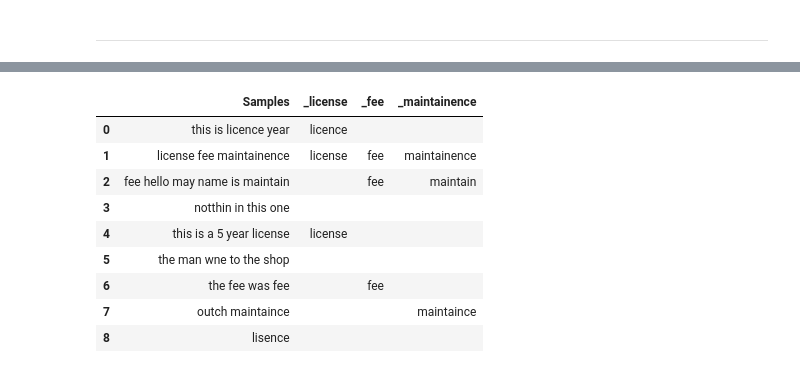
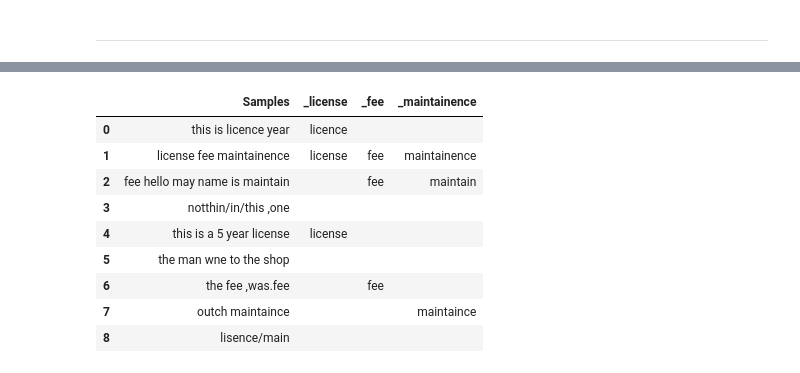
Before and after one commit to stephMint/List-string-comparisons, a Jupyter notebook: ListComparison.ipynb, the cells around one changed output, grey strips where cells are left out. Drawn from its saved outputs; the diff is of its cells as text; code cells hidden in the pictures.

```diff
--- a/ListComparison.ipynb
+++ b/ListComparison.ipynb
@@ -286,35 +312,42 @@ df_search
     * look to replace all symbols with a space
 # %%
 # filepath
-data_file = '/Users/stephenminter/Desktop/strings.xlsx'
+data_file = 'strings.xlsx'
 
 #create daraframe
 df = pd.read_excel(data_file, sheet_name= 'strings')
 
 # search words
 search_lst = ['license' , 'fee', 'maintainence']
 # find match tolerance
 tolerance = 0.6
 
 # lower case
 df['search_col'] = df['Samples'].str.lower()
 
+# lambda functions
+sub_space = lambda x: re.sub('[^a-zA-Z0-9\n\.]', ' ', x)
+splitter = lambda x: x.split(' ')
+searcher = lambda x: dl.get_close_matches(word, x,1)
+lst_string = lambda x: ''.join(x)
+
+
 # process
 word_finder = lambda x: ''.join(dl.get_close_matches(words, x.split(' '), 1, tolerance))
 for words in search_lst:
     df['_' + words] = df['search_col'].apply(word_finder)
 
 # drop search_ column
 df.drop(columns='search_col', inplace= True)
 df
 # %% [output]
 |  | Samples | _license | _fee | _maintainence |
 | 0 | this is licence year | licence |  |  |
 | 1 | license fee maintainence | license | fee | maintainence |
 | 2 | fee hello may name is maintain |  | fee | maintain |
-| 3 | notthin in this one |  |  |  |
+| 3 | notthin/in/this ,one |  |  |  |
 | 4 | this is a 5 year license | license |  |  |
 | 5 | the man wne to the shop |  |  |  |
-| 6 | the fee was fee |  | fee |  |
+| 6 | the fee ,was.fee |  | fee |  |
 | 7 | outch maintaince |  |  | maintaince |
-| 8 | lisence |  |  |  |
+| 8 | lisence/main |  |  |  |
```
Also changed, not shown: parts of 8 cells of this notebook, 2 other files.
